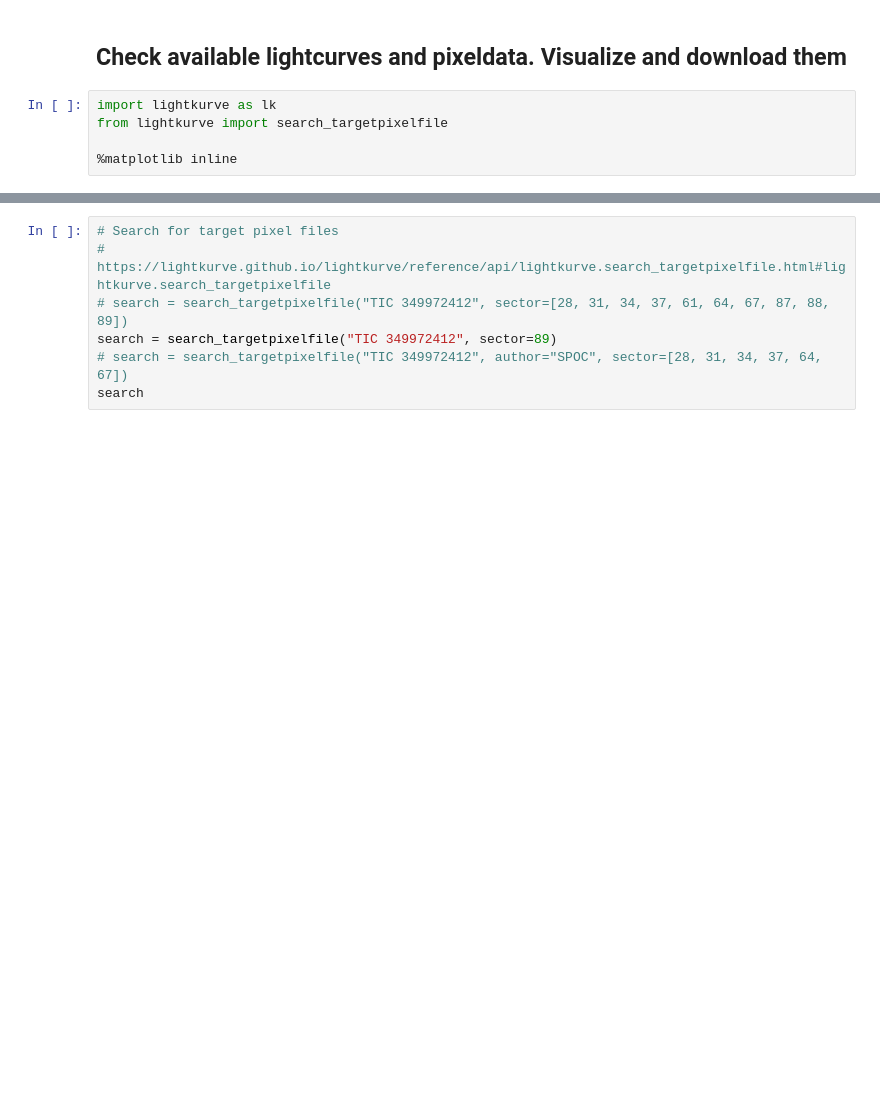
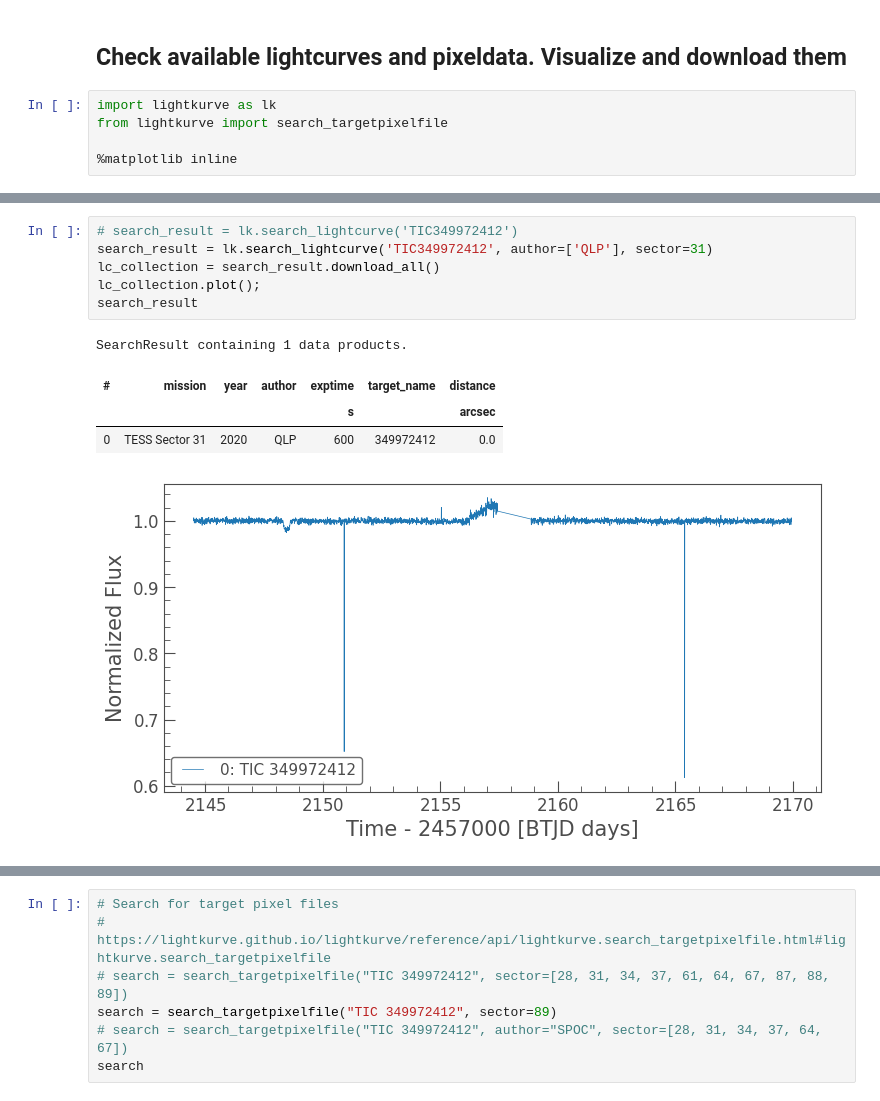
Before and after one commit to lichtgestalter/curvesimulator, a Jupyter notebook: evaluation/get_flux_data.ipynb, the cells around one changed output, grey strips where cells are left out. Drawn from its saved outputs; the diff is of its cells as text; blank space fills up the shorter version.

```diff
--- a/evaluation/get_flux_data.ipynb
+++ b/evaluation/get_flux_data.ipynb
@@ -22,0 +52,12 @@ SearchResult containing 2 data products.
+# %%
+# search_result = lk.search_lightcurve('TIC349972412')
+search_result = lk.search_lightcurve('TIC349972412', author=['QLP'], sector=31)
+lc_collection = search_result.download_all()
+lc_collection.plot();
+search_result
+# %% [output]
+SearchResult containing 1 data products.
+| # | mission | year | author | exptime | target_name | distance |
+|  |  |  |  | s |  | arcsec |
+| 0 | TESS Sector 31 | 2020 | QLP | 600 | 349972412 | 0.0 |
+[figure, added]
```
Also changed, not shown: parts of 5 cells of this notebook, 1 other file.
